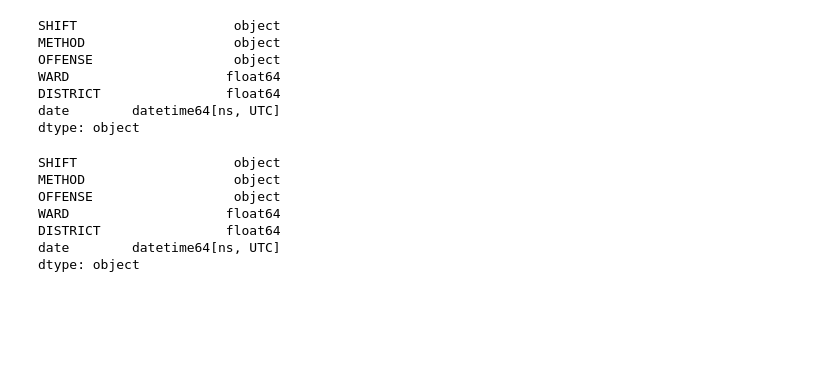
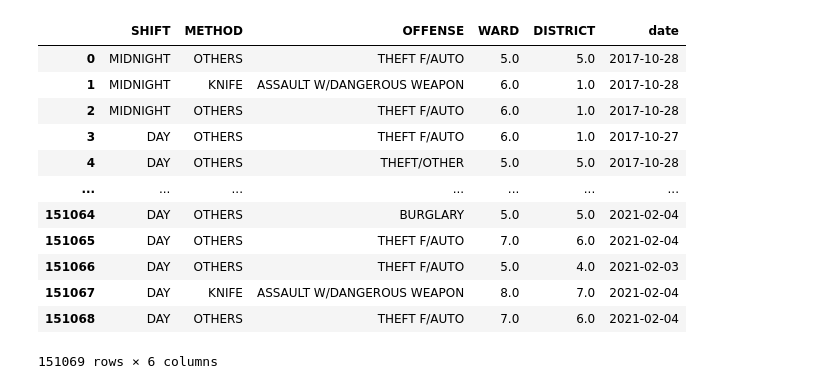
Before and after one commit to joannechoi/DC-Crime-Analysis, a Jupyter notebook: Combine_Datasets/Merging Crime data and Covid data.ipynb, the cells around one changed output. Cells and saved outputs as stored; diff of their text form; code cells hidden in the pictures; blank space fills up the shorter version.

```diff
--- a/Combine_Datasets/Merging Crime data and Covid data.ipynb
+++ b/Combine_Datasets/Merging Crime data and Covid data.ipynb
@@ -14,36 +14,33 @@ df_covid_ward = pd.read_excel(r'/Users/samuelclark/Documents/UMBC Data Science /
 df_covid_death = pd.read_excel(r'/Users/samuelclark/Documents/UMBC Data Science /Machine learning/Final Projects/Data/DC-COVID-19-Data-for-11-5-2021-2.xlsx'
                                , sheet_name = 'Lives Lost by Ward', engine='openpyxl')
 df_sick_police = pd.read_csv(r'/Users/samuelclark/Documents/UMBC Data Science /Machine learning/Final Projects/Data/daily_count_police_out_due_to_covid.csv')
-# %%
-#delete columns not needed from crime data
-del df_crime['REPORT_DAT']
-del df_crime['BLOCK']
-del df_crime['YBLOCK']
-del df_crime['XBLOCK']
-del df_crime['LATITUDE']
-del df_crime['LONGITUDE']
-del df_crime['END_DATE']
-
-df_crime = df_crime.rename(columns = {'START_DATE':'date'})
-
-df_crime['date'] = pd.to_datetime(df_crime['date'], utc=True).dt.date
-df_crime['date'] = pd.to_datetime(df_crime['date'], utc=True)
-df_crime.dtypes
-# %% [output]
-SHIFT                    object
-METHOD                   object
-OFFENSE                  object
-WARD                    float64
-DISTRICT                float64
-date        datetime64[ns, UTC]
-dtype: object
-# %%
-df_crime.dtypes
-# %% [output]
-SHIFT                    object
-METHOD                   object
-OFFENSE                  object
-WARD                    float64
-DISTRICT                float64
-date        datetime64[ns, UTC]
-dtype: object
+# %%
+#delete columns not needed from crime data
+del df_crime['REPORT_DAT']
+del df_crime['BLOCK']
+del df_crime['YBLOCK']
+del df_crime['XBLOCK']
+del df_crime['LATITUDE']
+del df_crime['LONGITUDE']
+del df_crime['END_DATE']
+
+df_crime = df_crime.rename(columns = {'START_DATE':'date'})
+
+df_crime['date'] = pd.to_datetime(df_crime['date']).dt.date
+df_crime['date'] = pd.to_datetime(df_crime['date'])
+df_crime.dtypes
+df_crime
+# %% [output]
+|  | SHIFT | METHOD | OFFENSE | WARD | DISTRICT | date |
+| 0 | MIDNIGHT | OTHERS | THEFT F/AUTO | 5.0 | 5.0 | 2017-10-28 |
+| 1 | MIDNIGHT | KNIFE | ASSAULT W/DANGEROUS WEAPON | 6.0 | 1.0 | 2017-10-28 |
+| 2 | MIDNIGHT | OTHERS | THEFT F/AUTO | 6.0 | 1.0 | 2017-10-28 |
+| 3 | DAY | OTHERS | THEFT F/AUTO | 6.0 | 1.0 | 2017-10-27 |
+| 4 | DAY | OTHERS | THEFT/OTHER | 5.0 | 5.0 | 2017-10-28 |
+| ... | ... | ... | ... | ... | ... | ... |
+| 151064 | DAY | OTHERS | BURGLARY | 5.0 | 5.0 | 2021-02-04 |
+| 151065 | DAY | OTHERS | THEFT F/AUTO | 7.0 | 6.0 | 2021-02-04 |
+| 151066 | DAY | OTHERS | THEFT F/AUTO | 5.0 | 4.0 | 2021-02-03 |
+| 151067 | DAY | KNIFE | ASSAULT W/DANGEROUS WEAPON | 8.0 | 7.0 | 2021-02-04 |
+| 151068 | DAY | OTHERS | THEFT F/AUTO | 7.0 | 6.0 | 2021-02-04 |
+151069 rows × 6 columns
```
Also changed, not shown: parts of 14 cells of this notebook.
